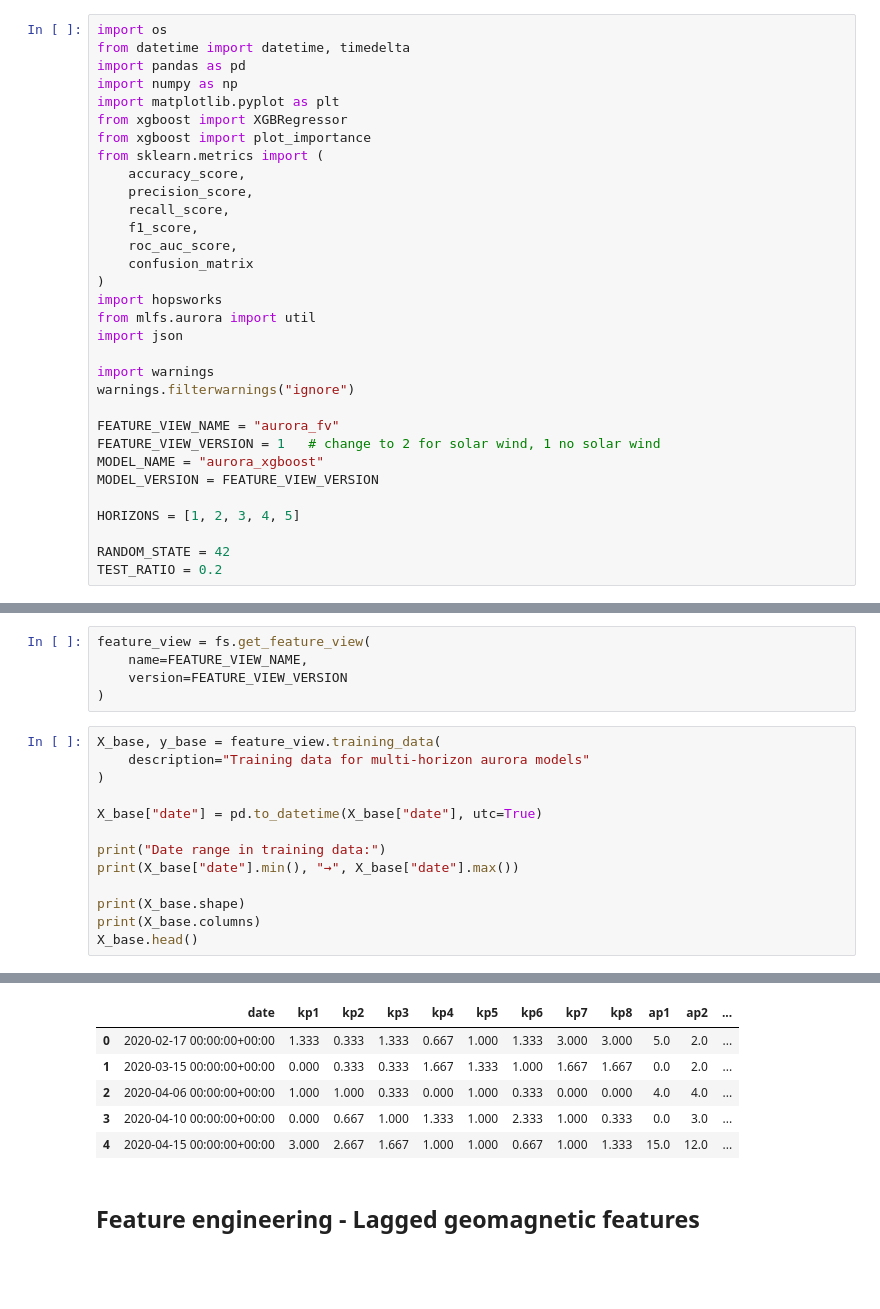
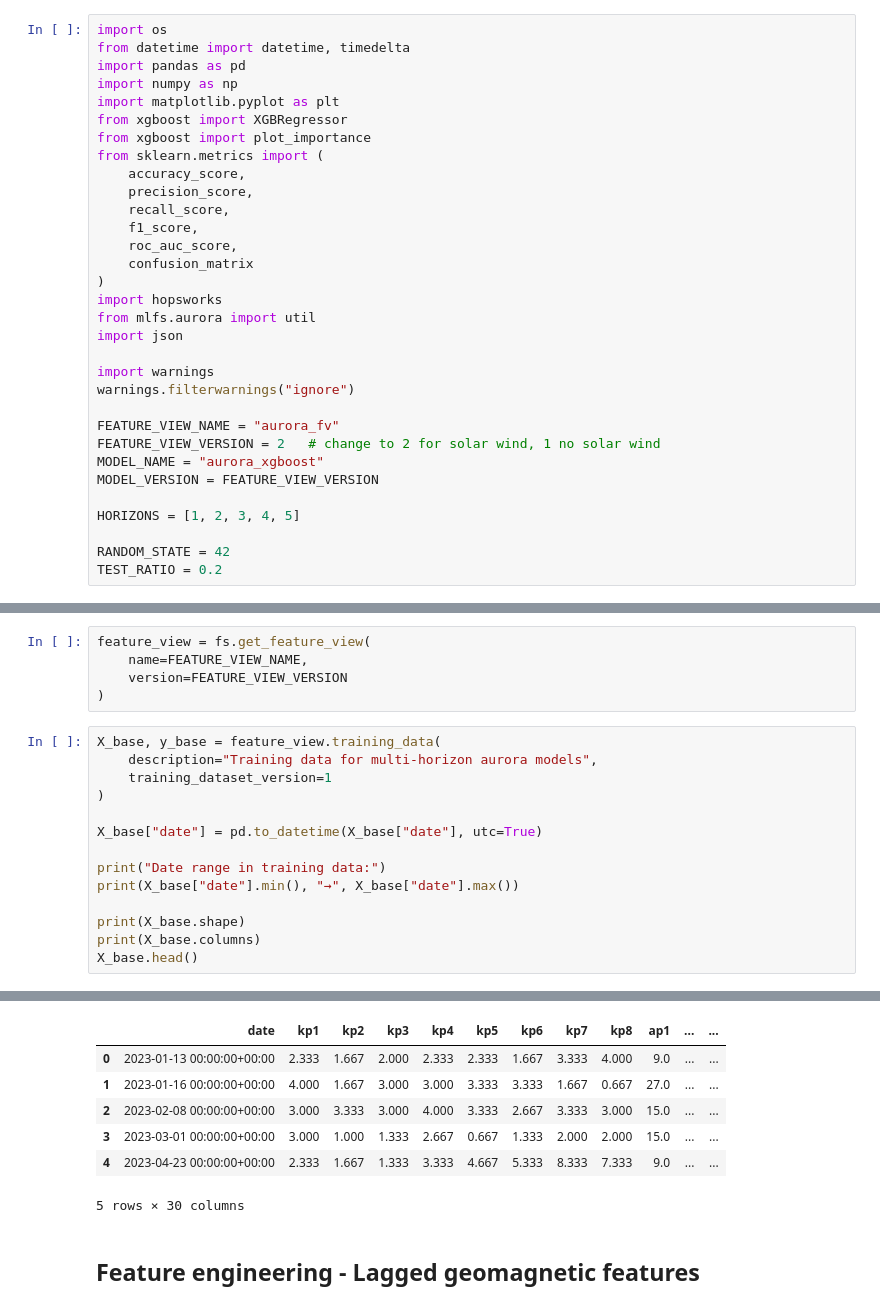
Before and after one commit to LoretaPajaziti/id2223-project, a Jupyter notebook: notebooks/aurora/3_training_pipeline_new_version.ipynb, the cells around one changed output, grey strips where cells are left out. Drawn from its saved outputs; the diff is of its cells as text; blank space fills up the shorter version.

```diff
--- a/notebooks/aurora/3_training_pipeline_new_version.ipynb
+++ b/notebooks/aurora/3_training_pipeline_new_version.ipynb
@@ -72,7 +72,7 @@ import warnings
 warnings.filterwarnings("ignore")
 
 FEATURE_VIEW_NAME = "aurora_fv"
-FEATURE_VIEW_VERSION = 1   # change to 2 for solar wind, 1 no solar wind
+FEATURE_VIEW_VERSION = 2   # change to 2 for solar wind, 1 no solar wind
 MODEL_NAME = "aurora_xgboost"
 MODEL_VERSION = FEATURE_VIEW_VERSION
 
@@ -161,7 +161,8 @@ feature_view = fs.get_feature_view(
 )
 # %%
 X_base, y_base = feature_view.training_data(
-    description="Training data for multi-horizon aurora models"
+    description="Training data for multi-horizon aurora models",
+    training_dataset_version=1
 )
 
 X_base["date"] = pd.to_datetime(X_base["date"], utc=True)
@@ -183,10 +186,11 @@ Index(['date', 'kp1', 'kp2', 'kp3', 'kp4', 'kp5', 'kp6', 'kp7', 'kp8', 'ap1',
       dtype='object')
-|  | date | kp1 | kp2 | kp3 | kp4 | kp5 | kp6 | kp7 | kp8 | ap1 | ap2 | ... |
-| 0 | 2020-02-17 00:00:00+00:00 | 1.333 | 0.333 | 1.333 | 0.667 | 1.000 | 1.333 | 3.000 | 3.000 | 5.0 | 2.0 | ... |
-| 1 | 2020-03-15 00:00:00+00:00 | 0.000 | 0.333 | 0.333 | 1.667 | 1.333 | 1.000 | 1.667 | 1.667 | 0.0 | 2.0 | ... |
-| 2 | 2020-04-06 00:00:00+00:00 | 1.000 | 1.000 | 0.333 | 0.000 | 1.000 | 0.333 | 0.000 | 0.000 | 4.0 | 4.0 | ... |
-| 3 | 2020-04-10 00:00:00+00:00 | 0.000 | 0.667 | 1.000 | 1.333 | 1.000 | 2.333 | 1.000 | 0.333 | 0.0 | 3.0 | ... |
-| 4 | 2020-04-15 00:00:00+00:00 | 3.000 | 2.667 | 1.667 | 1.000 | 1.000 | 0.667 | 1.000 | 1.333 | 15.0 | 12.0 | ... |
+|  | date | kp1 | kp2 | kp3 | kp4 | kp5 | kp6 | kp7 | kp8 | ap1 | ... | ... |
+| 0 | 2023-01-13 00:00:00+00:00 | 2.333 | 1.667 | 2.000 | 2.333 | 2.333 | 1.667 | 3.333 | 4.000 | 9.0 | ... | ... |
+| 1 | 2023-01-16 00:00:00+00:00 | 4.000 | 1.667 | 3.000 | 3.000 | 3.333 | 3.333 | 1.667 | 0.667 | 27.0 | ... | ... |
+| 2 | 2023-02-08 00:00:00+00:00 | 3.000 | 3.333 | 3.000 | 4.000 | 3.333 | 2.667 | 3.333 | 3.000 | 15.0 | ... | ... |
+| 3 | 2023-03-01 00:00:00+00:00 | 3.000 | 1.000 | 1.333 | 2.667 | 0.667 | 1.333 | 2.000 | 2.000 | 15.0 | ... | ... |
+| 4 | 2023-04-23 00:00:00+00:00 | 2.333 | 1.667 | 1.333 | 3.333 | 4.667 | 5.333 | 8.333 | 7.333 | 9.0 | ... | ... |
+5 rows × 30 columns
 # %% [markdown]
 ## Feature engineering - Lagged geomagnetic features
 # %%
```
Also changed, not shown: parts of 11 cells of this notebook.
